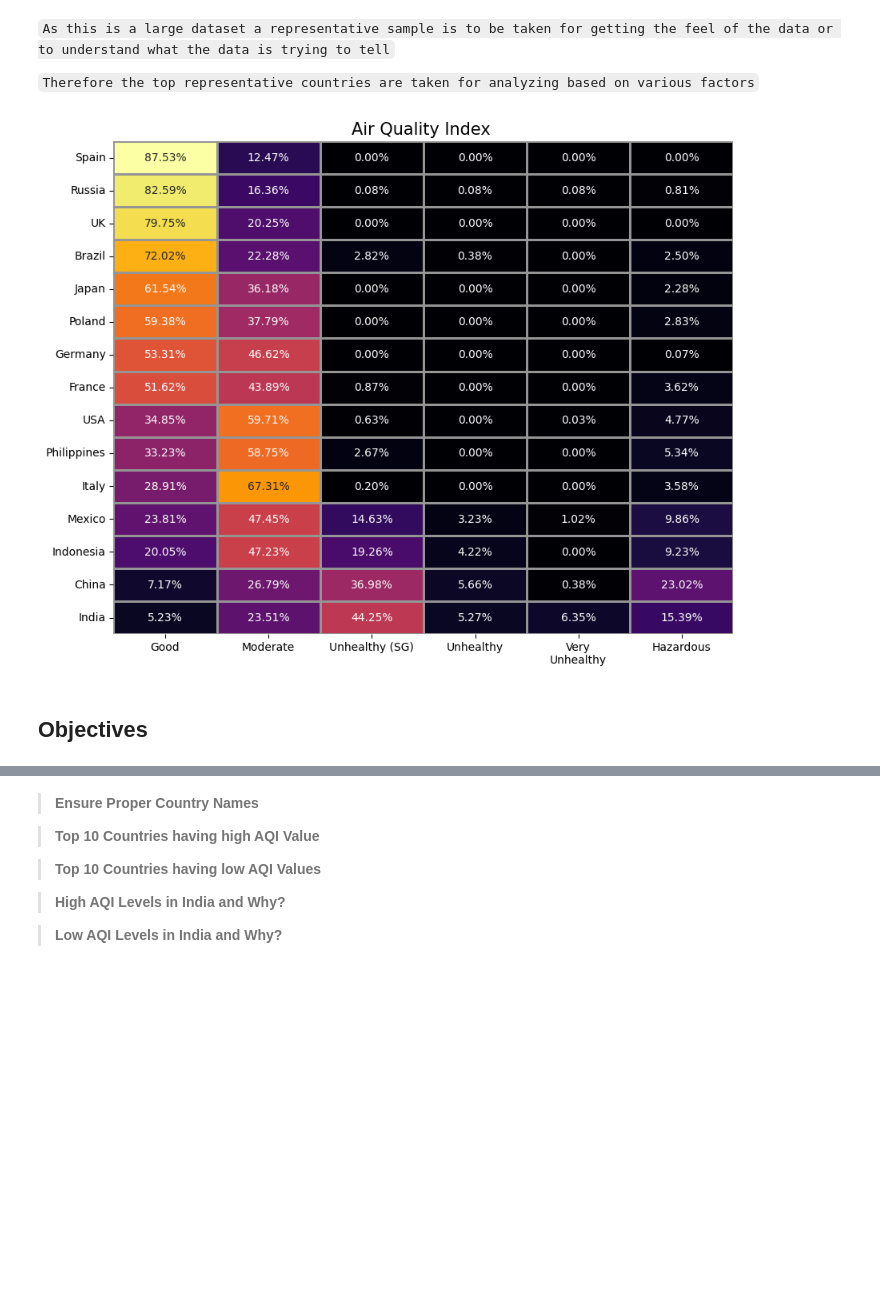
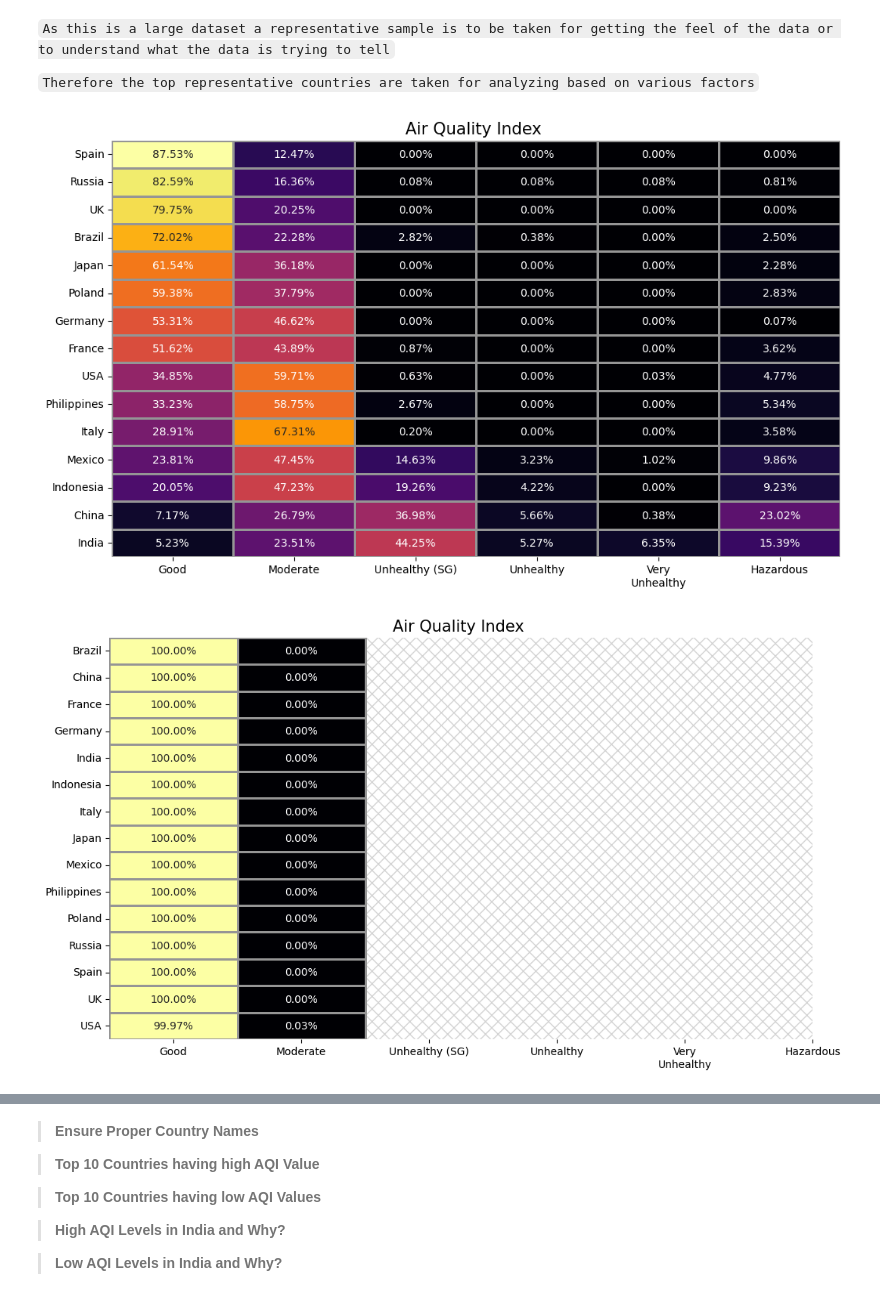
Before and after one commit to BSU04/Global-Air-Quality-Prediction, a Jupyter notebook: gap-eda.ipynb, the cells around one changed output, grey strips where cells are left out. Drawn from its saved outputs; the diff is of its cells as text; code cells hidden in the pictures; blank space fills up the shorter version.

```diff
--- a/gap-eda.ipynb
+++ b/gap-eda.ipynb
@@ -481,7 +477,7 @@ def make_heatmap_cities_per_countries_and_categories(
             df.loc[df[column] == item, column] = f'{i}. {item}'
 
 
-    fig, ax = plt.subplots(figsize=(10,8))
+    fig, ax = plt.subplots(figsize=(12,6.9))
 
     # The heatmap is based on this crosstab.
     this_crosstab = pd.crosstab(
@@ -545,6 +541,15 @@ make_heatmap_cities_per_countries_and_categories(
     palette='inferno'
 );
 # %% [output]
-[figure, old version]
+[figure, new version]
-# %% [markdown]
-## Objectives
+# %%
+make_heatmap_cities_per_countries_and_categories(
+    list_of_countries=top_10,
+    category_column='CO AQI Category',
+    ylabel='',
+    xlabel='',
+    plttitle="Air Quality Index ",
+    palette='inferno'
+);
+# %% [output]
+[figure, added]
```
Also changed, not shown: parts of 29 cells of this notebook.
